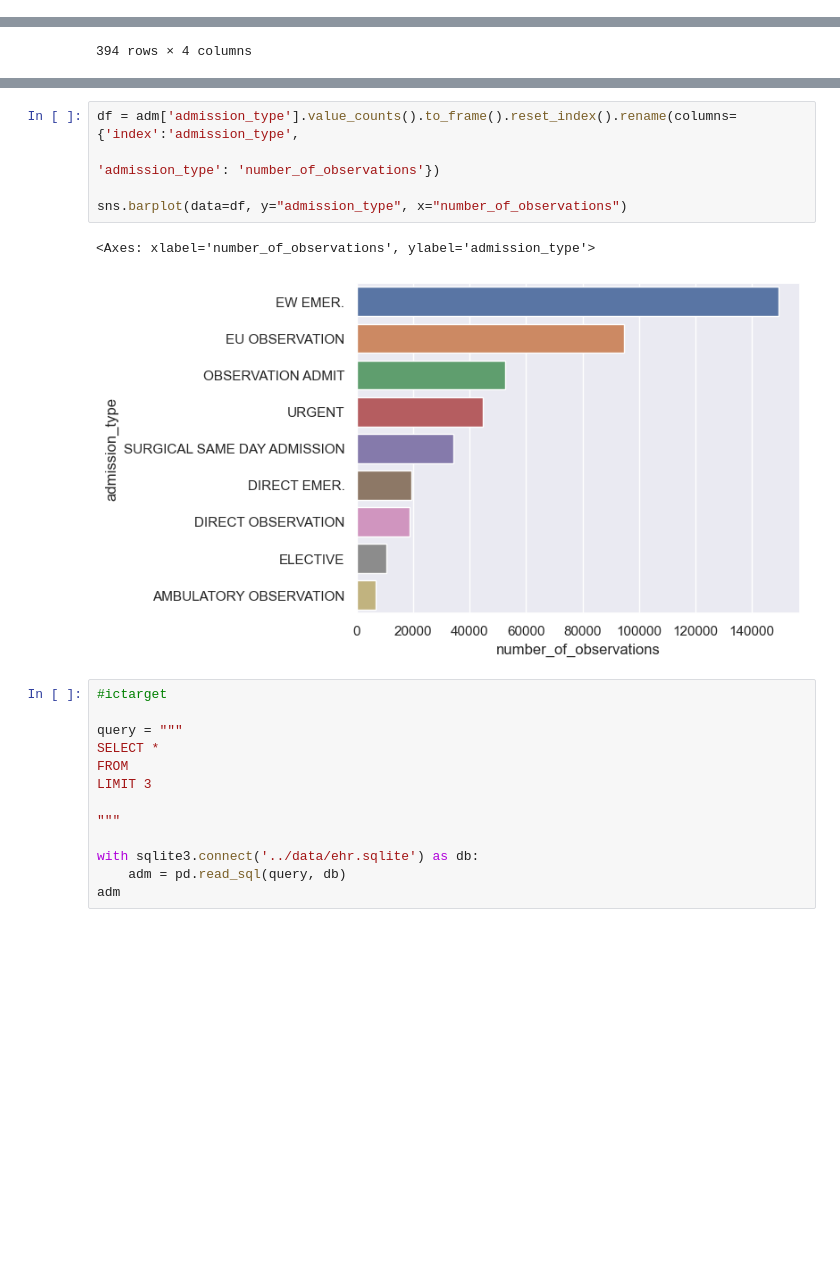
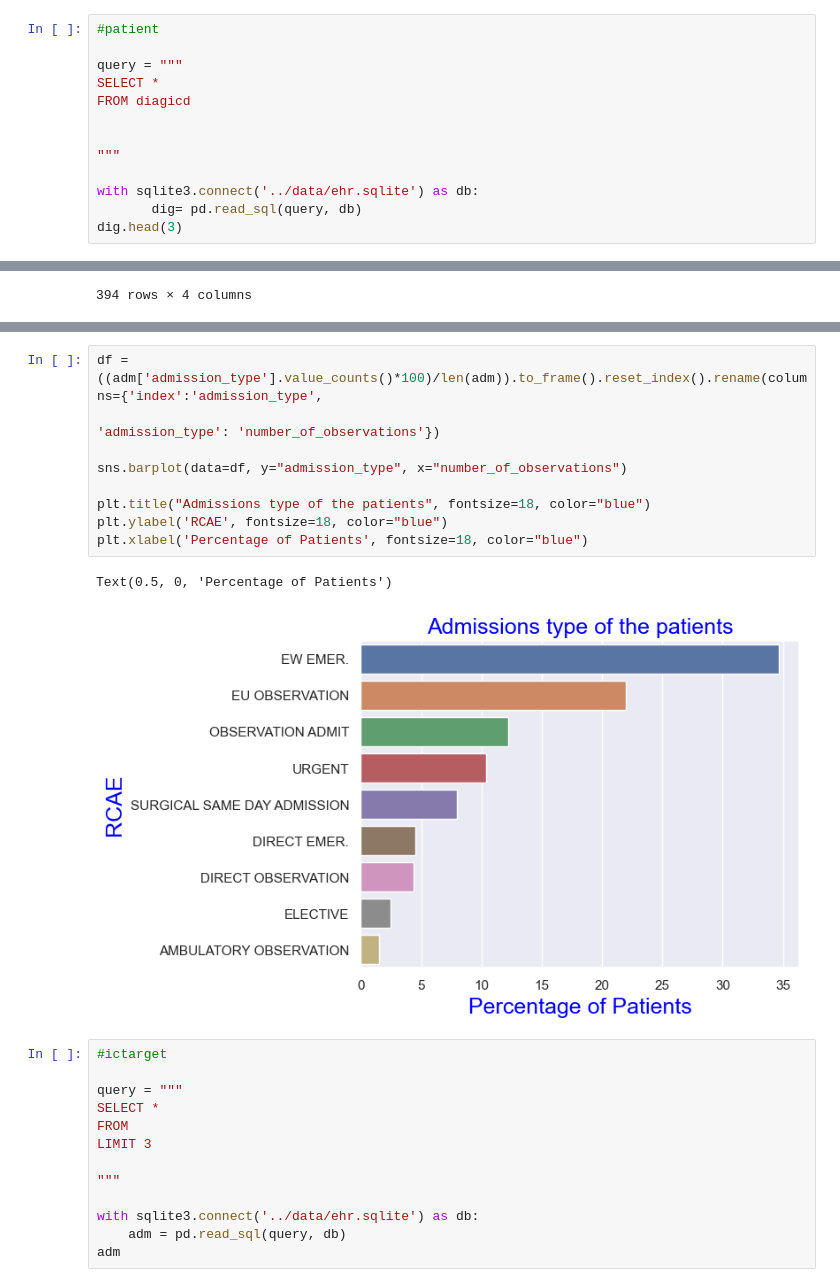
Before and after one commit to smitamisra/EHR_exploration, a Jupyter notebook: notebooks/db_exploration_creatingVisuals.ipynb, the cells around one changed output, grey strips where cells are left out. Cells and saved outputs as stored; diff of their text form; blank space fills up the shorter version.

```diff
--- a/notebooks/db_exploration_creatingVisuals.ipynb
+++ b/notebooks/db_exploration_creatingVisuals.ipynb
@@ -21,3 +21,16 @@ WHERE
     name NOT LIKE 'sqlite_%';""").fetchall()
 # %% [output]
 [('patients',), ('admission',), ('diagicd',), ('ictarget',)]
+# %%
+#patient
+
+query = """
+SELECT *
+FROM diagicd
+
+
+"""
+
+with sqlite3.connect('../data/ehr.sqlite') as db:
+       dig= pd.read_sql(query, db)
+dig.head(3)
@@ -170,11 +230,15 @@ sns.barplot(data=df, y="race", x="number_of_patients", hue='insurance')
 # %%
-df = adm['admission_type'].value_counts().to_frame().reset_index().rename(columns={'index':'admission_type',
+df =((adm['admission_type'].value_counts()*100)/len(adm)).to_frame().reset_index().rename(columns={'index':'admission_type',
                                                                              'admission_type': 'number_of_observations'})
 
 sns.barplot(data=df, y="admission_type", x="number_of_observations")
+
+plt.title("Admissions type of the patients", fontsize=18, color="blue")
+plt.ylabel('RCAE', fontsize=18, color="blue")
+plt.xlabel('Percentage of Patients', fontsize=18, color="blue")
 # %% [output]
-<Axes: xlabel='number_of_observations', ylabel='admission_type'>
+Text(0.5, 0, 'Percentage of Patients')
-[figure, old version]
+[figure, new version]
 # %%
 #ictarget
 
```
Also changed, not shown: parts of 12 cells of this notebook, 3 other files.
